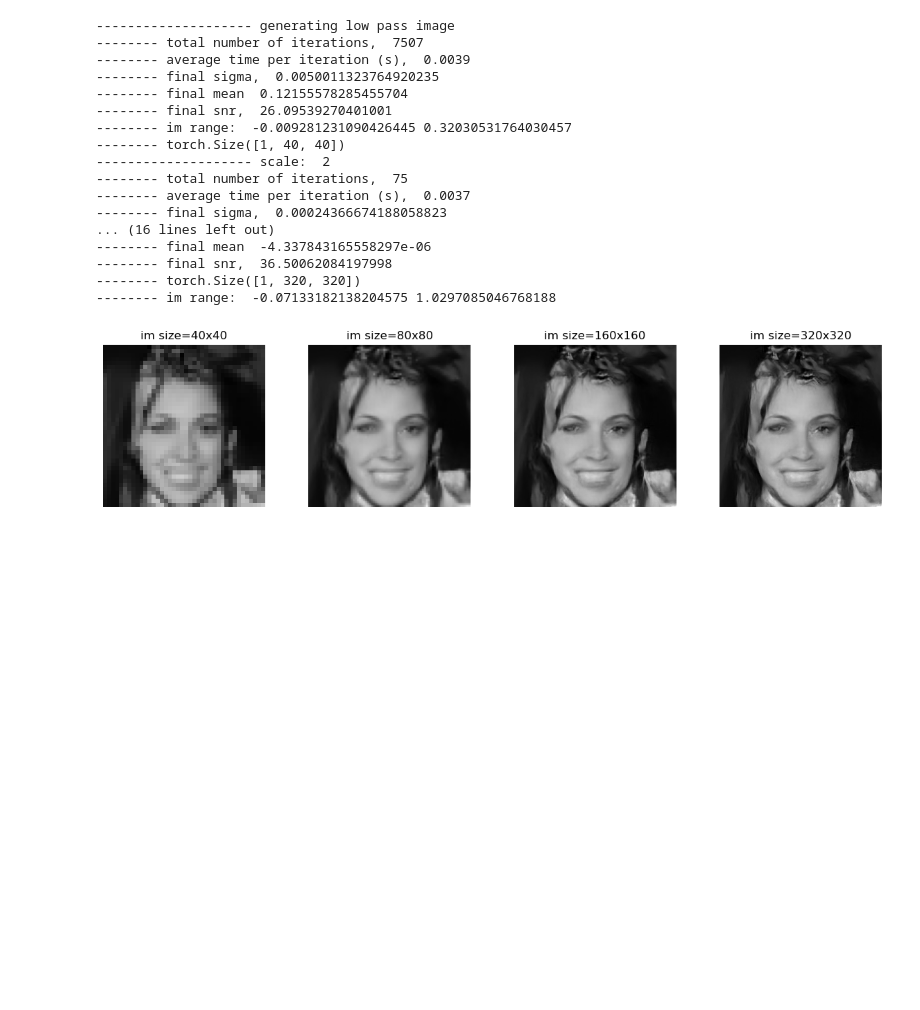
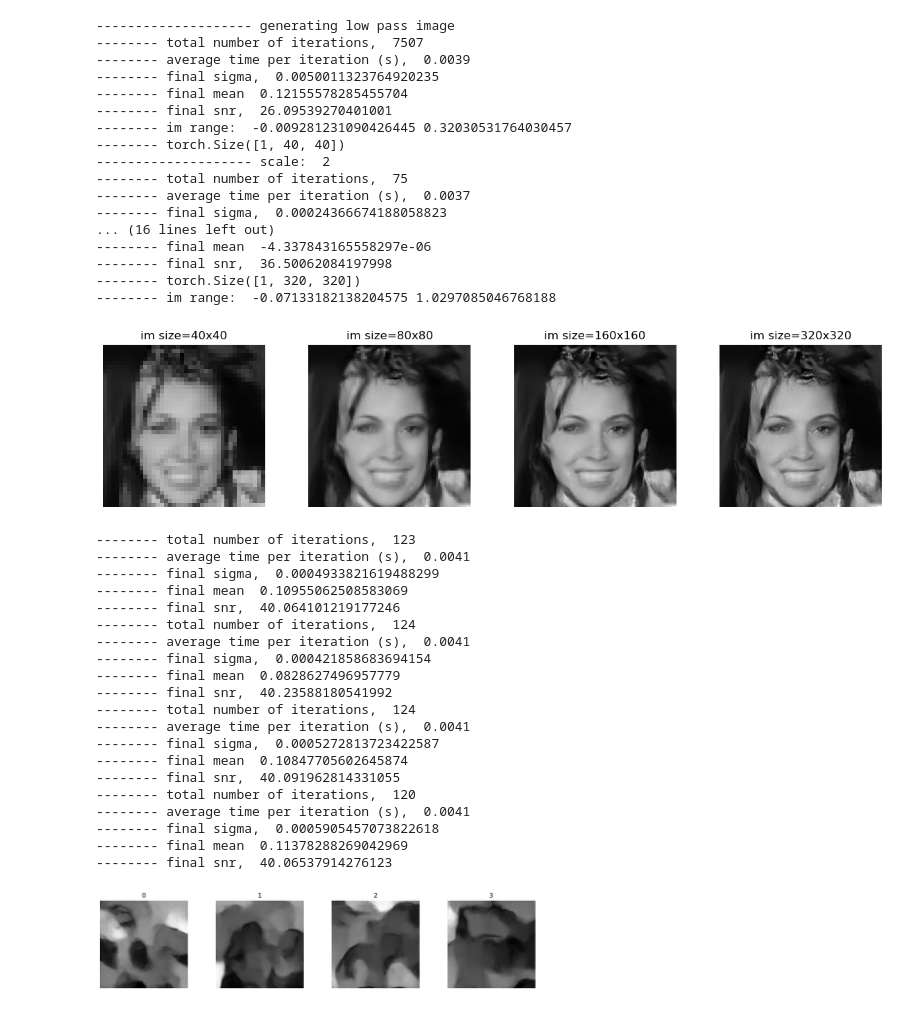
Before and after one commit to LabForComputationalVision/local-probability-models-of-images, a Jupyter notebook: notebooks/demo.ipynb, the cells around one changed output. Saved outputs shown, nothing was run; the diff lists cells and outputs as text; code cells hidden in the pictures; blank space fills up the shorter version.

```diff
--- a/notebooks/demo.ipynb
+++ b/notebooks/demo.ipynb
@@ -736,3 +735,41 @@ for j in range(4):
 -------- torch.Size([1, 320, 320])
 -------- im range:  -0.07133182138204575 1.0297085046768188
 [figure]
+# %%
+### generate 160x160 image using the flat denoiser trained on 160x160 face images
+final_ims = []
+for i in range(4):
+    final_im, _,_,_ = one_scale_synthesis(flat_denoiser_43x43,
+                                     (1,160,160),
+                                     sig_0=1,
+                                     sig_L=.01,
+                                     h0=.01,
+                                     beta=.1 ,
+                                     freq=0,
+                                     device = device,
+                                     fixed_h = False)
+    final_ims.append(final_im.detach().cpu().squeeze())
+
+show_im_set(torch.stack(final_ims), label='')
+# %% [output]
+-------- total number of iterations,  123
+-------- average time per iteration (s),  0.0041
+-------- final sigma,  0.0004933821619488299
+-------- final mean  0.10955062508583069
+-------- final snr,  40.064101219177246
+-------- total number of iterations,  124
+-------- average time per iteration (s),  0.0041
+-------- final sigma,  0.000421858683694154
+-------- final mean  0.0828627496957779
+-------- final snr,  40.23588180541992
+-------- total number of iterations,  124
+-------- average time per iteration (s),  0.0041
+-------- final sigma,  0.0005272813723422587
+-------- final mean  0.10847705602645874
+-------- final snr,  40.091962814331055
+-------- total number of iterations,  120
+-------- average time per iteration (s),  0.0041
+-------- final sigma,  0.0005905457073822618
+-------- final mean  0.11378288269042969
+-------- final snr,  40.06537914276123
+[figure, added]
```
Also changed, not shown: parts of 6 cells of this notebook.
